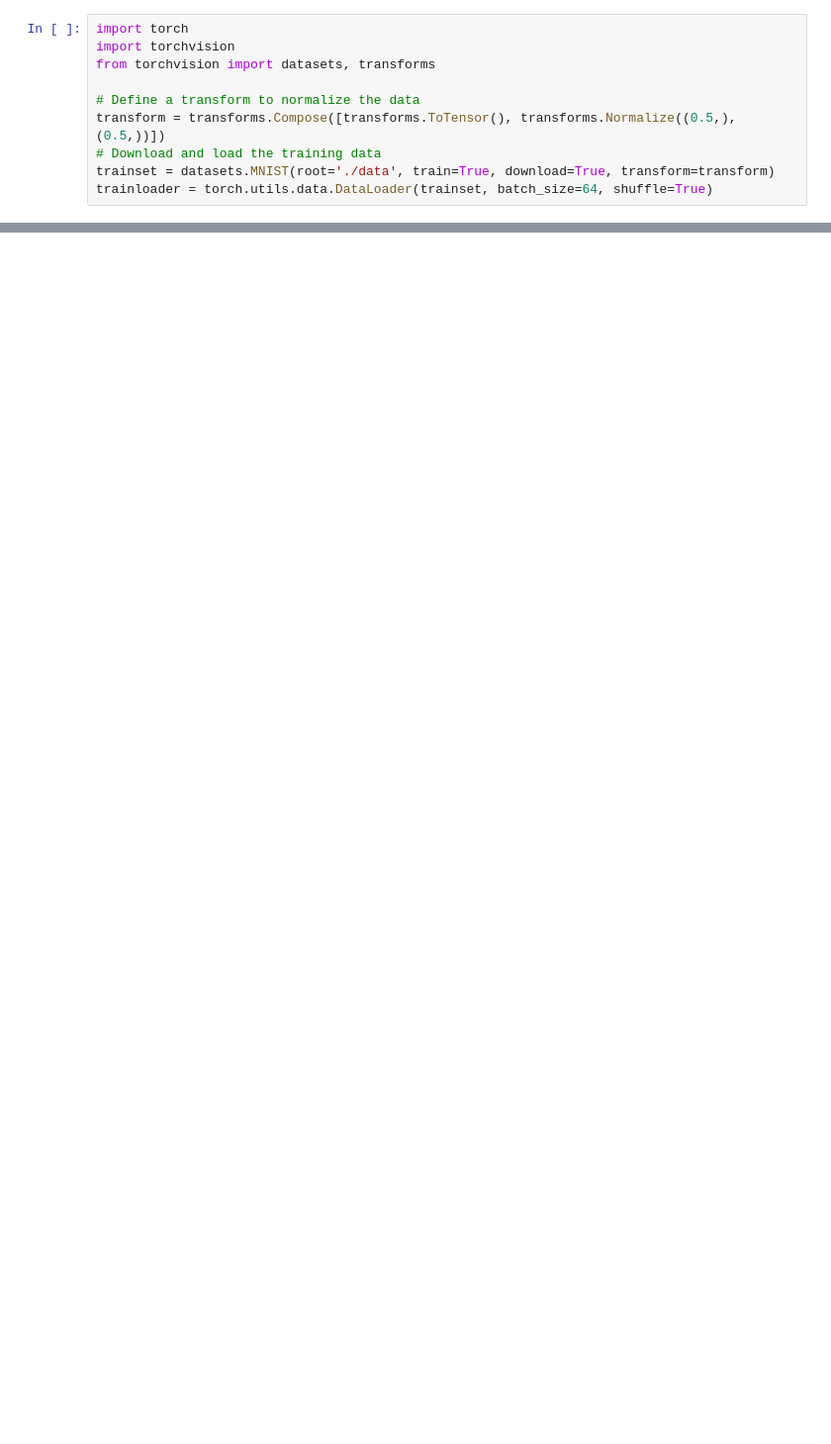
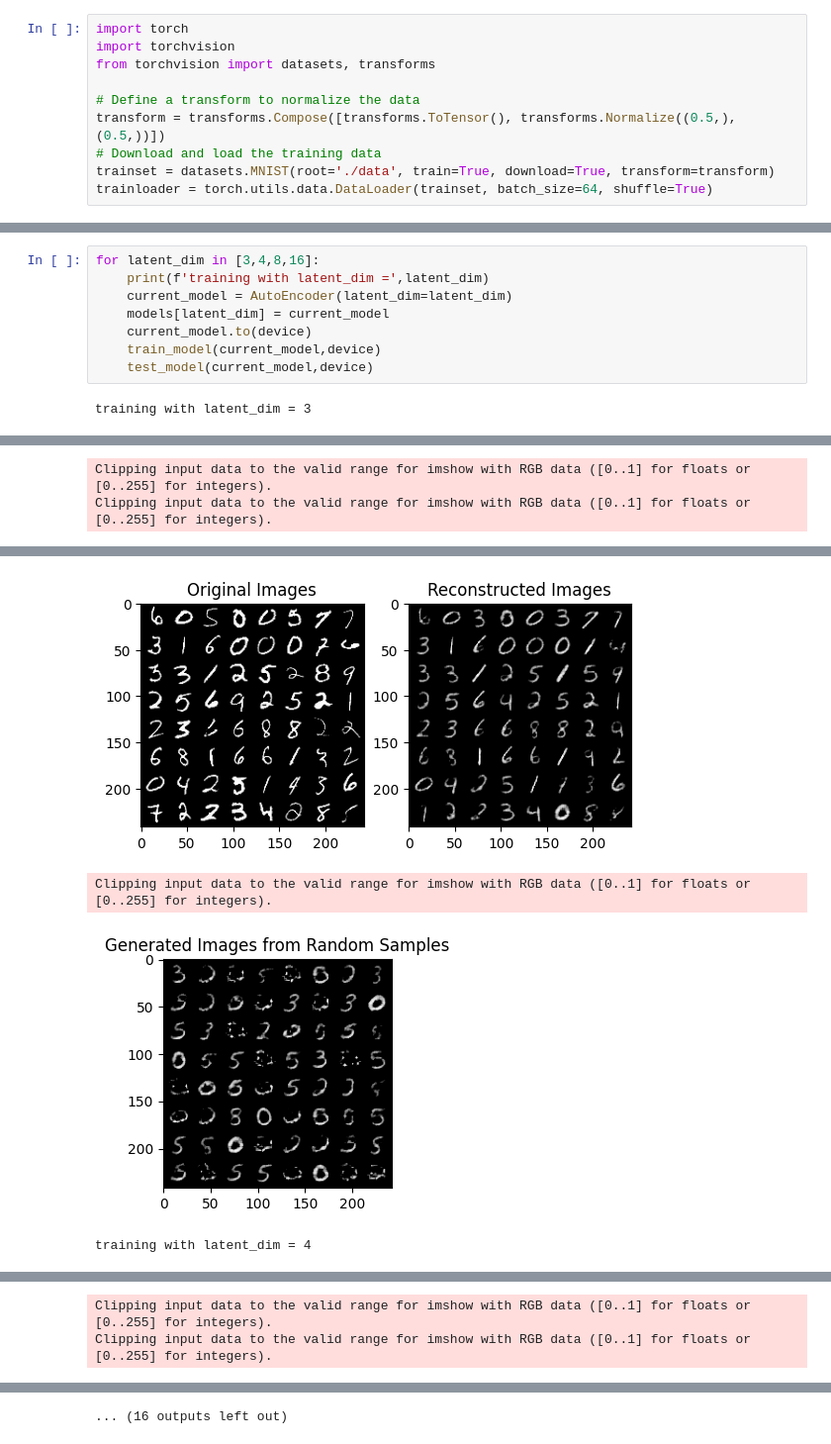
Before and after one commit to liu-bingyan/deeplearning-tutoringroom, a Jupyter notebook: encoder_decoder.ipynb, the cells around one changed output, grey strips where cells are left out. Shown at 99% size. Saved outputs shown, nothing was run; the diff lists cells and outputs as text; blank space fills up the shorter version.

```diff
--- a/encoder_decoder.ipynb
+++ b/encoder_decoder.ipynb
@@ -199,0 +240,10 @@ Clipping input data to the valid range for imshow with RGB data ([0..1] for floa
+# %%
+for latent_dim in [3,4,8,16]:
+    print(f'training with latent_dim =',latent_dim)
+    current_model = AutoEncoder(latent_dim=latent_dim)
+    models[latent_dim] = current_model
+    current_model.to(device)
+    train_model(current_model,device)
+    test_model(current_model,device)
+# %% [output]
+training with latent_dim = 3
@@ -199,0 +267,2 @@ Clipping input data to the valid range for imshow with RGB data ([0..1] for floa
+Clipping input data to the valid range for imshow with RGB data ([0..1] for floats or [0..255] for integers).
+Clipping input data to the valid range for imshow with RGB data ([0..1] for floats or [0..255] for integers).
@@ -199,0 +270,4 @@ Clipping input data to the valid range for imshow with RGB data ([0..1] for floa
+[figure, added]
+Clipping input data to the valid range for imshow with RGB data ([0..1] for floats or [0..255] for integers).
+[figure, added]
+training with latent_dim = 4
@@ -199,0 +291,2 @@ Clipping input data to the valid range for imshow with RGB data ([0..1] for floa
+Clipping input data to the valid range for imshow with RGB data ([0..1] for floats or [0..255] for integers).
+Clipping input data to the valid range for imshow with RGB data ([0..1] for floats or [0..255] for integers).
@@ -199,0 +295 @@ Clipping input data to the valid range for imshow with RGB data ([0..1] for floa
+... (16 outputs left out)
```
Also changed, not shown: parts of 16 cells of this notebook, 6 other files.
